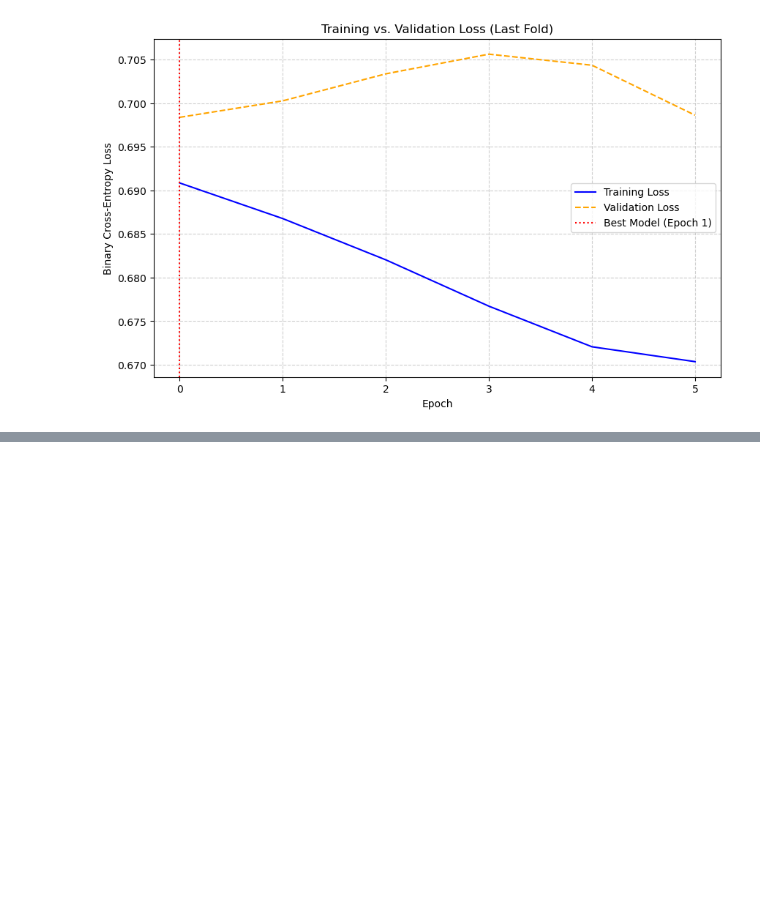
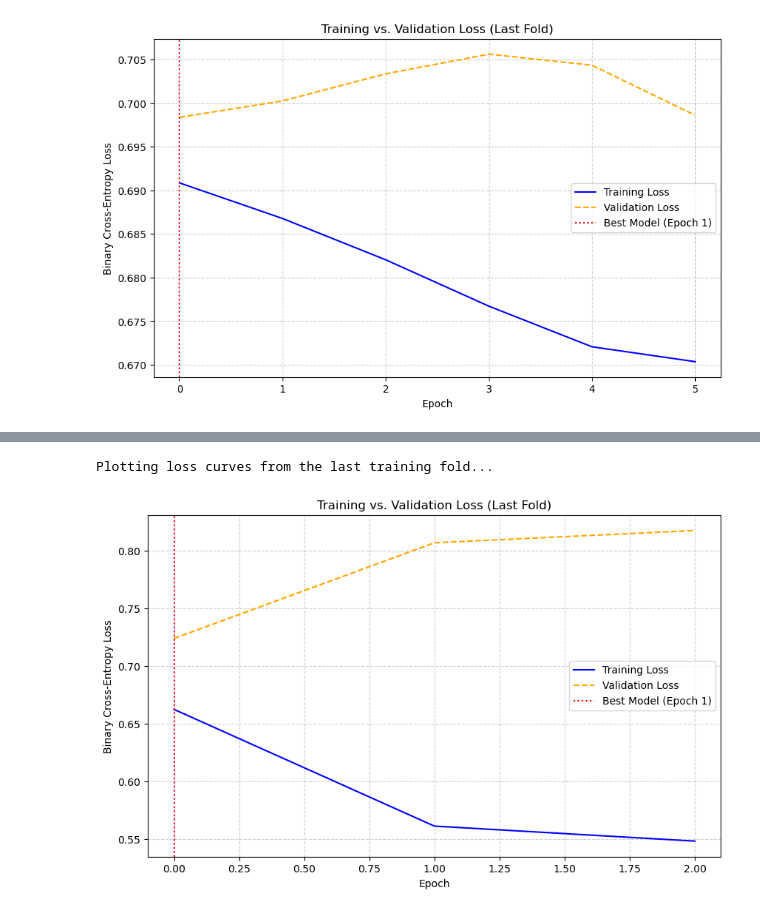
Before and after one commit to jeanlouvaleau/ML-for-trading-project, a Jupyter notebook: RollingLSTM.ipynb, the cells around one changed output, grey strips where cells are left out. Saved outputs shown, nothing was run; the diff lists cells and outputs as text; code cells hidden in the pictures; blank space fills up the shorter version.

```diff
--- a/RollingLSTM.ipynb
+++ b/RollingLSTM.ipynb
@@ -182,9 +201,16 @@ class LSTMClassifier(nn.Module):
     """
     PyTorch-based LSTM Classifier for multi-step, multi-output forecasting.
     """
-    def __init__(self, n_features, n_maturities, forecast_horizon=4,
-                lstm_hidden_1=32, lstm_hidden_2=16, dense_hidden=32):
 
+    def __init__(
+        self,
+        n_features,
+        n_maturities,
+        forecast_horizon=4,
+        lstm_hidden_1=128,
+        lstm_hidden_2=64,
+        dense_hidden=128,
+    ):
         super(LSTMClassifier, self).__init__()
 
         self.forecast_horizon = forecast_horizon
@@ -197,7 +223,7 @@ class LSTMClassifier(nn.Module):
             input_size=n_features,
             hidden_size=lstm_hidden_1,
             num_layers=1,
-            batch_first=True
+            batch_first=True,
         )
         self.dropout1 = nn.Dropout(0.3)
 
@@ -205,7 +231,7 @@ class LSTMClassifier(nn.Module):
             input_size=lstm_hidden_1,
             hidden_size=lstm_hidden_2,
             num_layers=1,
-            batch_first=True
+            batch_first=True,
         )
         self.dropout2 = nn.Dropout(0.3)
 
@@ -524,7 +577,7 @@ oos_predictions_torch, last_history = run_rolling_forecast_torch(
     train_val_window_weeks=TRAIN_VAL_WEEKS,
     val_split_ratio=0.2,
     forecast_horizon=FORECAST_HORIZON,
-    roll_step_weeks=ROLL_STEP
+    roll_step_weeks=ROLL_STEP,
 )
 # %% [output]
 Starting PyTorch rolling window forecast...
@@ -816,0 +942,33 @@ Plotting loss curves from the last training fold...
+# %%
+# --- 2. Plot the loss curves ---
+if last_history:
+    print("\nPlotting loss curves from the last training fold...")
+
+    train_loss = last_history["train_loss"]
+    val_loss = last_history["val_loss"]
+
+    plt.figure(figsize=(10, 6))
+    plt.plot(train_loss, label="Training Loss", color="blue")
+    plt.plot(val_loss, label="Validation Loss", color="orange", linestyle="--")
+
+    # Find the epoch with the best validation loss
+    best_epoch = np.argmin(val_loss)
+    plt.axvline(
+        best_epoch,
+        color="red",
+        linestyle=":",
+        label=f"Best Model (Epoch {best_epoch + 1})",
+    )
+
+    plt.title("Training vs. Validation Loss (Last Fold)")
+    plt.xlabel("Epoch")
+    plt.ylabel("Binary Cross-Entropy Loss")
+    plt.legend()
+    plt.grid(True, linestyle="--", alpha=0.6)
+    plt.show()
+
+else:
+    print("No history was captured. Did the training loop run?")
+# %% [output]
+Plotting loss curves from the last training fold...
+[figure, added]
```
Also changed, not shown: parts of 26 cells of this notebook.
